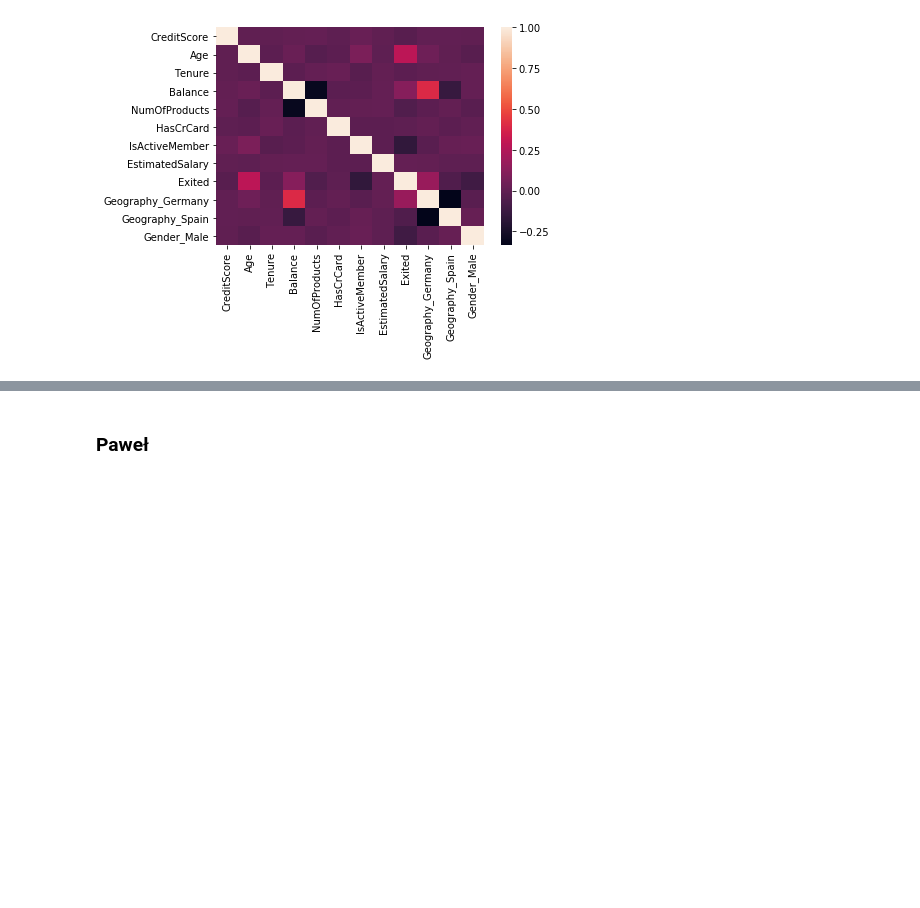
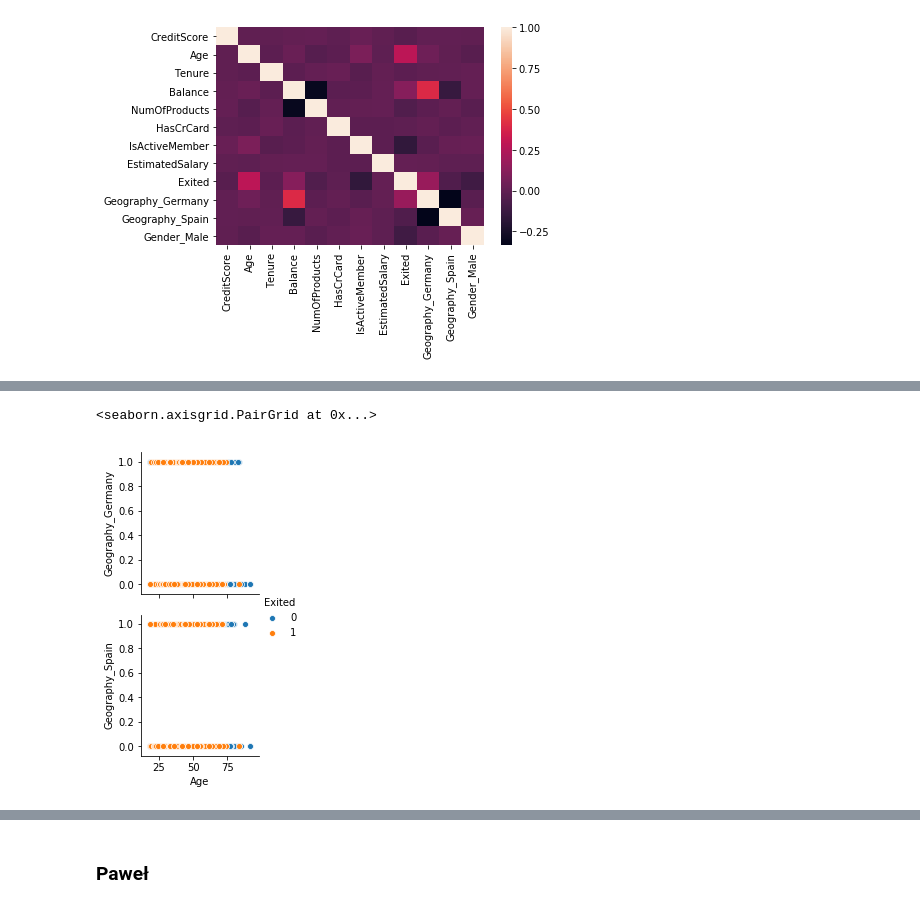
Before and after one commit to Dalthirr/NeuralNetworks, a Jupyter notebook: EDA.ipynb, the cells around one changed output, grey strips where cells are left out. Saved outputs shown, nothing was run; the diff lists cells and outputs as text; code cells hidden in the pictures; blank space fills up the shorter version.

```diff
--- a/EDA.ipynb
+++ b/EDA.ipynb
@@ -169,0 +166,6 @@ plt.show(sns.heatmap(df.corr(),xticklabels=df.corr().columns,
+# %%
+sns.pairplot(df,x_vars=['Age'],y_vars=['Geography_Germany',
+       'Geography_Spain'],hue='Exited')
+# %% [output]
+<seaborn.axisgrid.PairGrid at 0x...>
+[figure, added]
```
Also changed, not shown: parts of 6 cells of this notebook.
